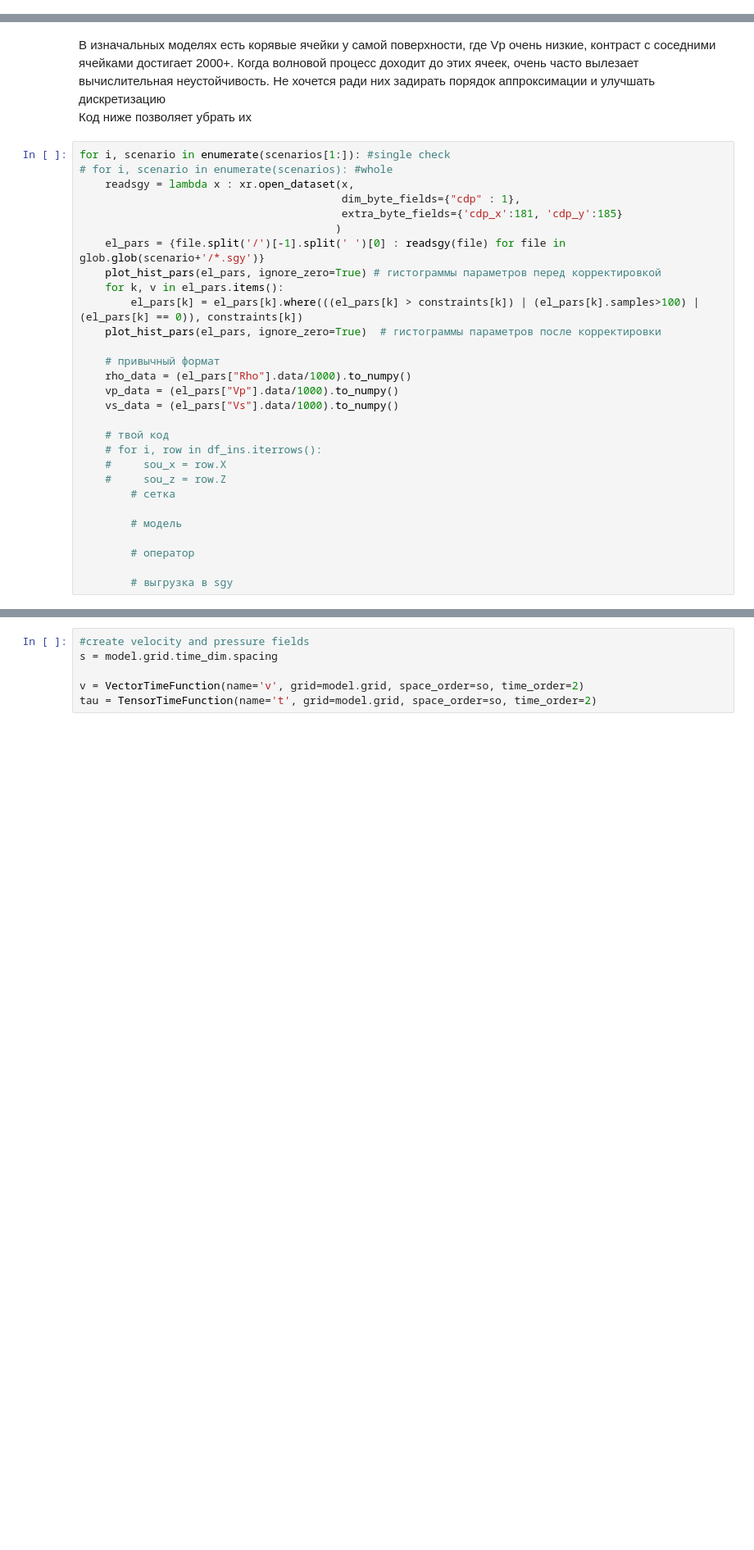
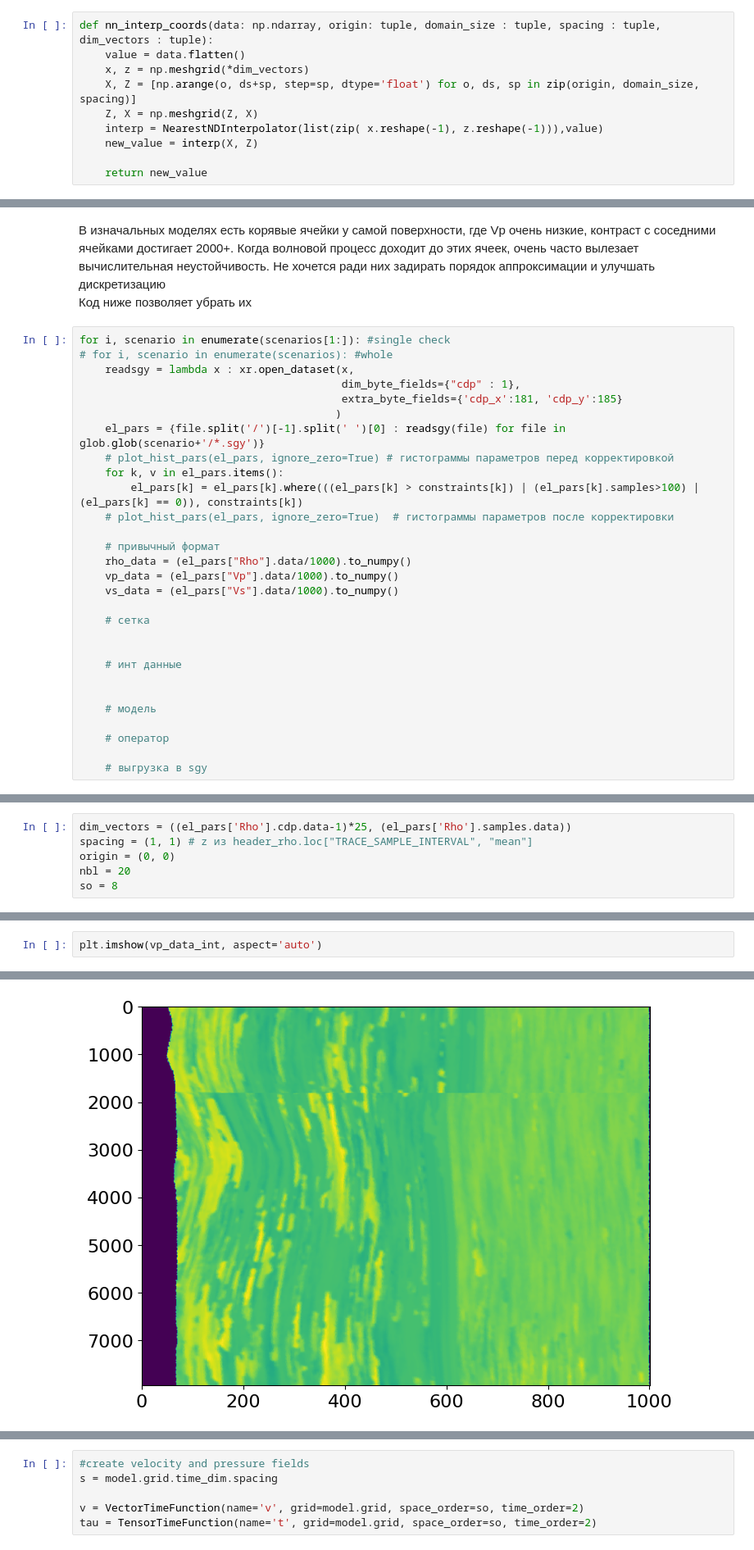
Before and after one commit to spaceswimmer/Seismic_modeling, a Jupyter notebook: 2d_vankor.ipynb, the cells around one changed output, grey strips where cells are left out. Shown at 82% size. Cells and saved outputs as stored; diff of their text form; blank space fills up the shorter version.

```diff
--- a/2d_vankor.ipynb
+++ b/2d_vankor.ipynb
@@ -34,3 +52,13 @@ def plot_hist_pars(el_pars, ignore_zero=False):
+# %%
+def nn_interp_coords(data: np.ndarray, origin: tuple, domain_size : tuple, spacing : tuple, dim_vectors : tuple):
+    value = data.flatten()
+    x, z = np.meshgrid(*dim_vectors)
+    X, Z = [np.arange(o, ds+sp, step=sp, dtype='float') for o, ds, sp in zip(origin, domain_size, spacing)]
+    Z, X = np.meshgrid(Z, X)
+    interp = NearestNDInterpolator(list(zip( x.reshape(-1), z.reshape(-1))),value)
+    new_value = interp(X, Z)
+
+    return new_value
 # %%
 sc_path = '2D_Scenarios'
 scenarios = glob.glob(sc_path+r'/sc*')
@@ -72,24 +101,24 @@ for i, scenario in enumerate(scenarios[1:]): #single check
                                          extra_byte_fields={'cdp_x':181, 'cdp_y':185}
                                         )
     el_pars = {file.split('/')[-1].split(' ')[0] : readsgy(file) for file in glob.glob(scenario+'/*.sgy')}
-    plot_hist_pars(el_pars, ignore_zero=True) # гистограммы параметров перед корректировкой
+    # plot_hist_pars(el_pars, ignore_zero=True) # гистограммы параметров перед корректировкой
     for k, v in el_pars.items():
         el_pars[k] = el_pars[k].where(((el_pars[k] > constraints[k]) | (el_pars[k].samples>100) | (el_pars[k] == 0)), constraints[k])
-    plot_hist_pars(el_pars, ignore_zero=True)  # гистограммы параметров после корректировки
+    # plot_hist_pars(el_pars, ignore_zero=True)  # гистограммы параметров после корректировки
 
     # привычный формат
     rho_data = (el_pars["Rho"].data/1000).to_numpy()
     vp_data = (el_pars["Vp"].data/1000).to_numpy()
     vs_data = (el_pars["Vs"].data/1000).to_numpy()
 
-    # твой код
-    # for i, row in df_ins.iterrows():
-    #     sou_x = row.X
-    #     sou_z = row.Z
-        # сетка
+    # сетка
 
-        # модель
 
-        # оператор
+    # инт данные
 
-        # выгрузка в sgy
+
+    # модель
+
+    # оператор
+
+    # выгрузка в sgy
@@ -98,0 +125,6 @@ for i, scenario in enumerate(scenarios[1:]): #single check
+# %%
+dim_vectors = ((el_pars['Rho'].cdp.data-1)*25, (el_pars['Rho'].samples.data))
+spacing = (1, 1) # z из header_rho.loc["TRACE_SAMPLE_INTERVAL", "mean"]
+origin = (0, 0)
+nbl = 20
+so = 8
@@ -98,0 +135,3 @@ for i, scenario in enumerate(scenarios[1:]): #single check
+# %%
+plt.imshow(vp_data_int, aspect='auto')
+# %% [output]
@@ -98,0 +139 @@ for i, scenario in enumerate(scenarios[1:]): #single check
+[figure, added]
```
Also changed, not shown: parts of 27 cells of this notebook.
